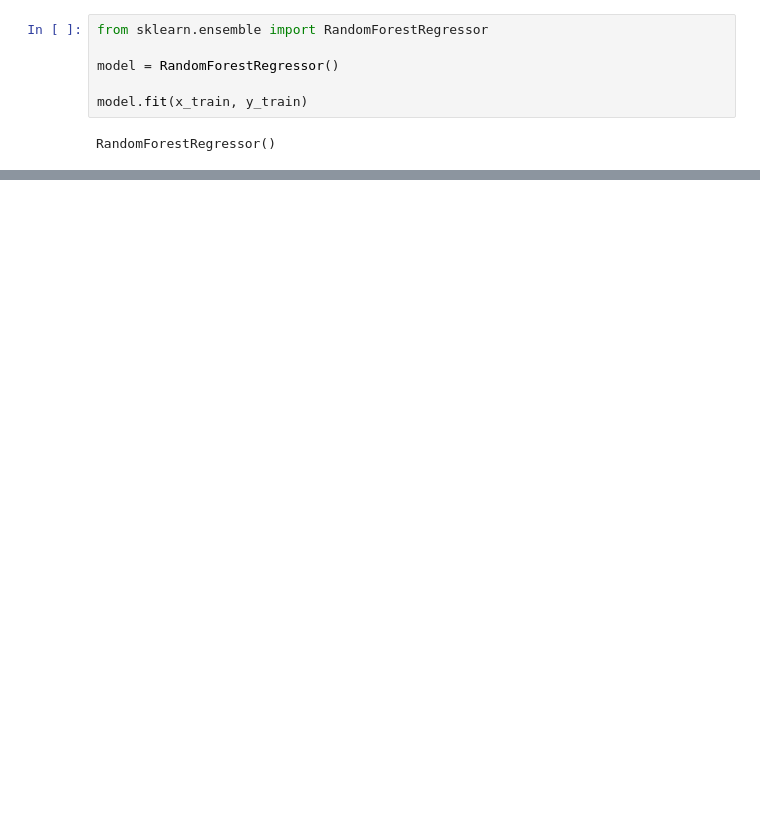
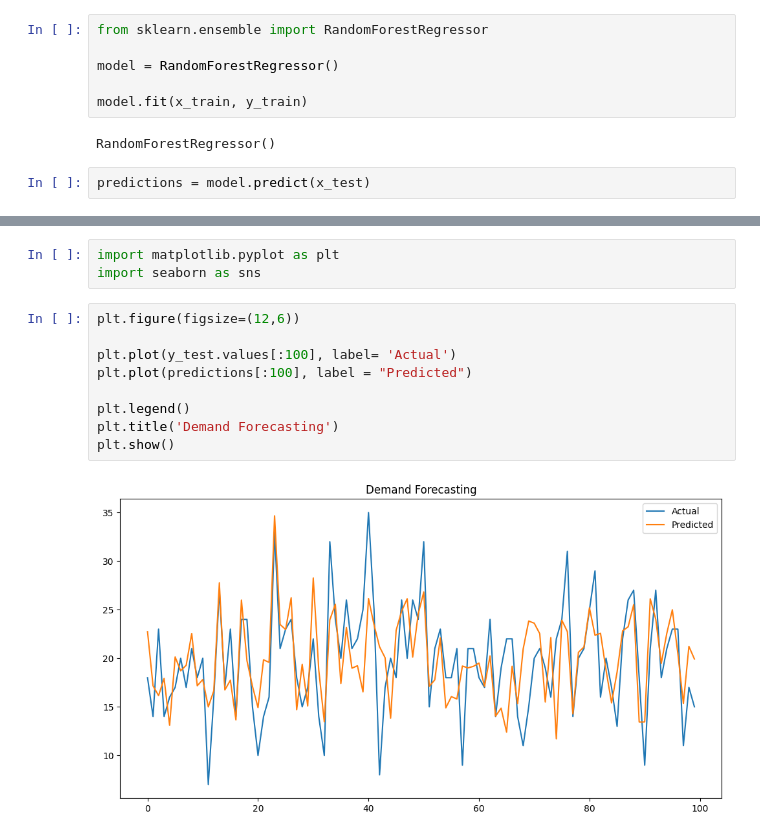
Before and after one commit to Karthik9512/AI-Retail-Stock-Intelligence-System, a Jupyter notebook: demand_forecasting.ipynb, the cells around one changed output, grey strips where cells are left out. Cells and saved outputs as stored; diff of their text form; blank space fills up the shorter version.

Commit message:
Demand Forecasting plt

```diff
--- a/demand_forecasting.ipynb
+++ b/demand_forecasting.ipynb
@@ -162,3 +220,5 @@ model = RandomForestRegressor()
 model.fit(x_train, y_train)
 # %% [output]
 RandomForestRegressor()
+# %%
+predictions = model.predict(x_test)
@@ -164,0 +236,14 @@ RandomForestRegressor()
+# %%
+import matplotlib.pyplot as plt
+import seaborn as sns
+# %%
+plt.figure(figsize=(12,6))
+
+plt.plot(y_test.values[:100], label= 'Actual')
+plt.plot(predictions[:100], label = "Predicted")
+
+plt.legend()
+plt.title('Demand Forecasting')
+plt.show()
+# %% [output]
+[figure, added]
```
Also changed, not shown: parts of 9 cells of this notebook.
